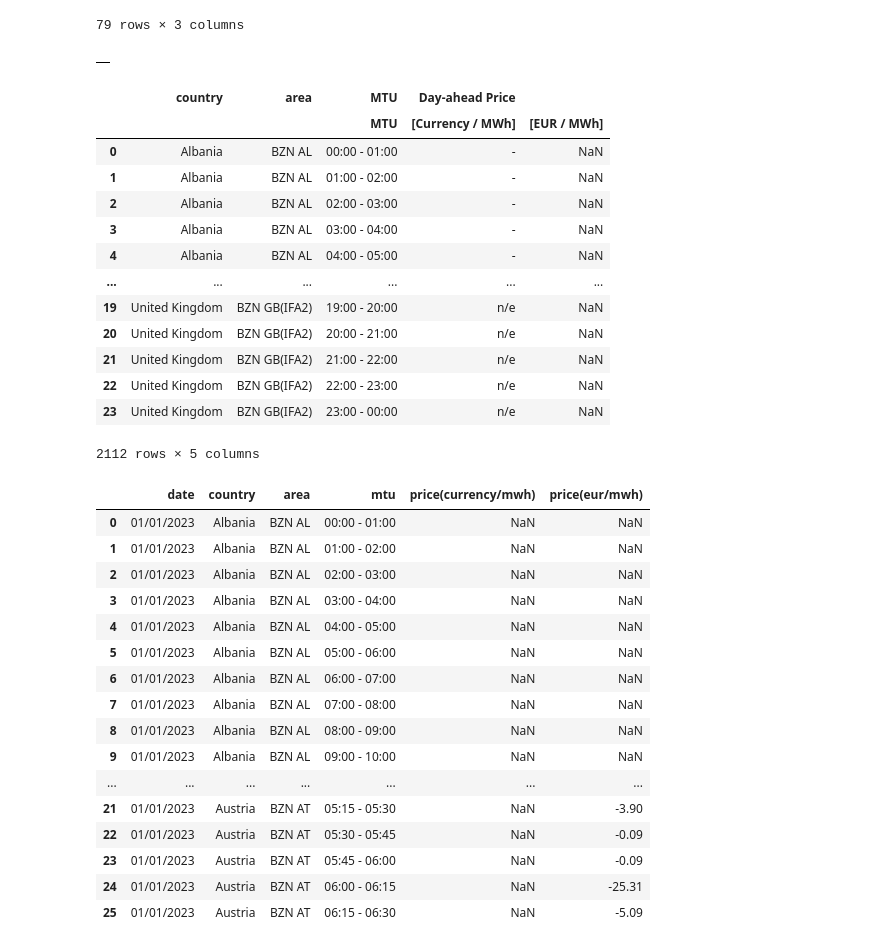
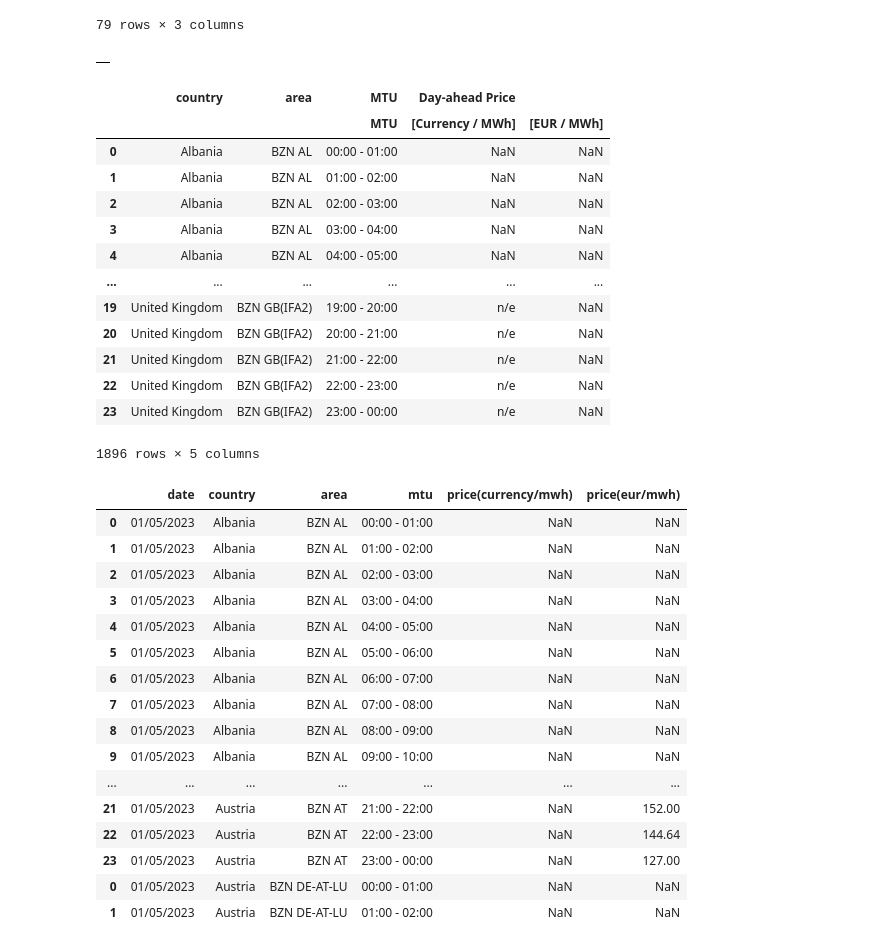
Before and after one commit to laurabejder/european_energy_prices, a Jupyter notebook: 1_energy_prices_scrape.ipynb, the cells around one changed output. Saved outputs shown, nothing was run; the diff lists cells and outputs as text; code cells hidden in the pictures.

```diff
--- a/1_energy_prices_scrape.ipynb
+++ b/1_energy_prices_scrape.ipynb
@@ -20,8 +20,9 @@ print(date)
 # %%
-df = pd.read_csv("links.csv")
+# Read in the links and update with today's date
+df = pd.read_csv("data/links.csv")
+
+df = df.replace(to_replace=r'01.01.2023', value= date, regex=True)
 df
-
-df.replace(to_replace=r'01.01.2023', value= date, regex=True)
 # %% [output]
 |  | country | area | link |
 | 0 | Albania | BZN AL | https://transparency.entsoe.eu/tr... |
@@ -46,45 +47,47 @@ await page.goto(url)
 
 time.sleep(1)
 await page.locator("#close-button").click()
-# %%
-total_df = pd.DataFrame()
-total_df
-# %% [output]
-|  |
+# %%
+# Create an empty dataframe for the scrape.
+total_df = pd.DataFrame()
+total_df
+# %% [output]
+|  |
 # %%
 for index, row in df.iterrows():
     url = row['link']
 
     country = row['country']
     area = row['area']
 
     await page.goto(url)
+    time.sleep(1)
+    await page.get_by_text("PT60M").click()
 
     time.sleep(1)
 
     tables = pd.read_html(await page.content(), flavor = 'html5lib')
     data = tables[0]
     data.insert(0, 'country', country)
     data.insert(1, 'area', area)
     total_df = pd.concat([total_df, data], axis=0)
 
-    time.sleep(1)
 total_df
 # %% [output]
 |  | country | area | MTU | Day-ahead Price |  |
 |  |  |  | MTU | [Currency / MWh] | [EUR / MWh] |
-| 0 | Albania | BZN AL | 00:00 - 01:00 | - | NaN |
-| 1 | Albania | BZN AL | 01:00 - 02:00 | - | NaN |
-| 2 | Albania | BZN AL | 02:00 - 03:00 | - | NaN |
-| 3 | Albania | BZN AL | 03:00 - 04:00 | - | NaN |
-| 4 | Albania | BZN AL | 04:00 - 05:00 | - | NaN |
+| 0 | Albania | BZN AL | 00:00 - 01:00 | NaN | NaN |
+| 1 | Albania | BZN AL | 01:00 - 02:00 | NaN | NaN |
+| 2 | Albania | BZN AL | 02:00 - 03:00 | NaN | NaN |
+| 3 | Albania | BZN AL | 03:00 - 04:00 | NaN | NaN |
+| 4 | Albania | BZN AL | 04:00 - 05:00 | NaN | NaN |
 | ... | ... | ... | ... | ... | ... |
 | 19 | United Kingdom | BZN GB(IFA2) | 19:00 - 20:00 | n/e | NaN |
 | 20 | United Kingdom | BZN GB(IFA2) | 20:00 - 21:00 | n/e | NaN |
 | 21 | United Kingdom | BZN GB(IFA2) | 21:00 - 22:00 | n/e | NaN |
 | 22 | United Kingdom | BZN GB(IFA2) | 22:00 - 23:00 | n/e | NaN |
 | 23 | United Kingdom | BZN GB(IFA2) | 23:00 - 00:00 | n/e | NaN |
-2112 rows × 5 columns
+1896 rows × 5 columns
 # %%
 total_df['date'] = pd.to_datetime('today').strftime("%m/%d/%Y")
 total_df.columns = ['country', 'area', 'mtu', 'price(currency/mwh)', 'price(eur/mwh)', 'date']
@@ -99,20 +102,20 @@ all_data = total_df[['date', 'country', 'area', 'mtu', 'price(currency/mwh)', 'p
 all_data.head(50)
 # %% [output]
 |  | date | country | area | mtu | price(currency/mwh) | price(eur/mwh) |
-| 0 | 01/01/2023 | Albania | BZN AL | 00:00 - 01:00 | NaN | NaN |
-| 1 | 01/01/2023 | Albania | BZN AL | 01:00 - 02:00 | NaN | NaN |
-| 2 | 01/01/2023 | Albania | BZN AL | 02:00 - 03:00 | NaN | NaN |
-| 3 | 01/01/2023 | Albania | BZN AL | 03:00 - 04:00 | NaN | NaN |
-| 4 | 01/01/2023 | Albania | BZN AL | 04:00 - 05:00 | NaN | NaN |
-| 5 | 01/01/2023 | Albania | BZN AL | 05:00 - 06:00 | NaN | NaN |
-| 6 | 01/01/2023 | Albania | BZN AL | 06:00 - 07:00 | NaN | NaN |
-| 7 | 01/01/2023 | Albania | BZN AL | 07:00 - 08:00 | NaN | NaN |
-| 8 | 01/01/2023 | Albania | BZN AL | 08:00 - 09:00 | NaN | NaN |
-| 9 | 01/01/2023 | Albania | BZN AL | 09:00 - 10:00 | NaN | NaN |
+| 0 | 01/05/2023 | Albania | BZN AL | 00:00 - 01:00 | NaN | NaN |
+| 1 | 01/05/2023 | Albania | BZN AL | 01:00 - 02:00 | NaN | NaN |
+| 2 | 01/05/2023 | Albania | BZN AL | 02:00 - 03:00 | NaN | NaN |
+| 3 | 01/05/2023 | Albania | BZN AL | 03:00 - 04:00 | NaN | NaN |
+| 4 | 01/05/2023 | Albania | BZN AL | 04:00 - 05:00 | NaN | NaN |
+| 5 | 01/05/2023 | Albania | BZN AL | 05:00 - 06:00 | NaN | NaN |
+| 6 | 01/05/2023 | Albania | BZN AL | 06:00 - 07:00 | NaN | NaN |
+| 7 | 01/05/2023 | Albania | BZN AL | 07:00 - 08:00 | NaN | NaN |
+| 8 | 01/05/2023 | Albania | BZN AL | 08:00 - 09:00 | NaN | NaN |
+| 9 | 01/05/2023 | Albania | BZN AL | 09:00 - 10:00 | NaN | NaN |
 | ... | ... | ... | ... | ... | ... | ... |
-| 21 | 01/01/2023 | Austria | BZN AT | 05:15 - 05:30 | NaN | -3.90 |
-| 22 | 01/01/2023 | Austria | BZN AT | 05:30 - 05:45 | NaN | -0.09 |
-| 23 | 01/01/2023 | Austria | BZN AT | 05:45 - 06:00 | NaN | -0.09 |
-| 24 | 01/01/2023 | Austria | BZN AT | 06:00 - 06:15 | NaN | -25.31 |
-| 25 | 01/01/2023 | Austria | BZN AT | 06:15 - 06:30 | NaN | -5.09 |
+| 21 | 01/05/2023 | Austria | BZN AT | 21:00 - 22:00 | NaN | 152.00 |
+| 22 | 01/05/2023 | Austria | BZN AT | 22:00 - 23:00 | NaN | 144.64 |
+| 23 | 01/05/2023 | Austria | BZN AT | 23:00 - 00:00 | NaN | 127.00 |
+| 0 | 01/05/2023 | Austria | BZN DE-AT-LU | 00:00 - 01:00 | NaN | NaN |
+| 1 | 01/05/2023 | Austria | BZN DE-AT-LU | 01:00 - 02:00 | NaN | NaN |
 # %%
```
Also changed, not shown: parts of 2 cells of this notebook, 7 other files.
